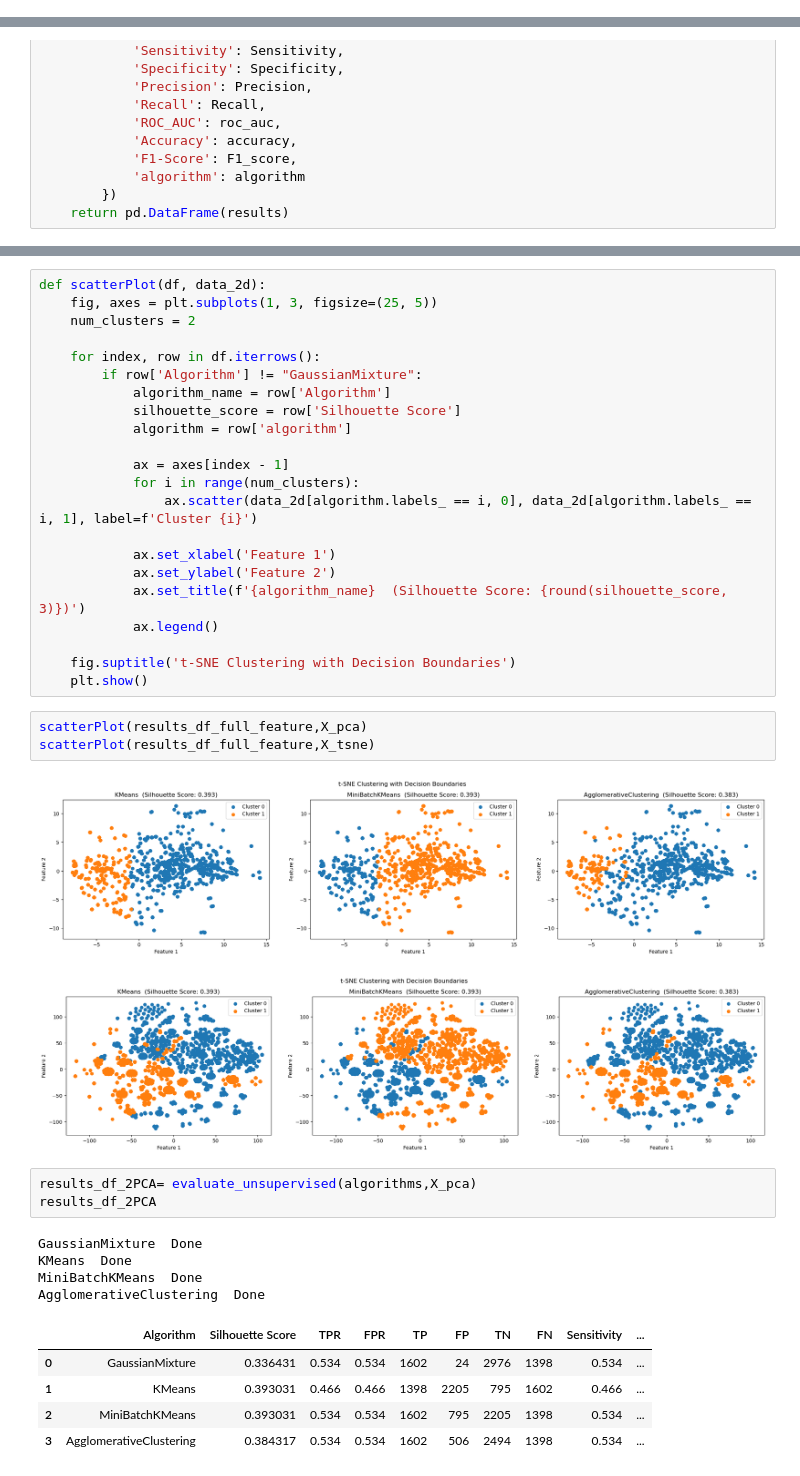
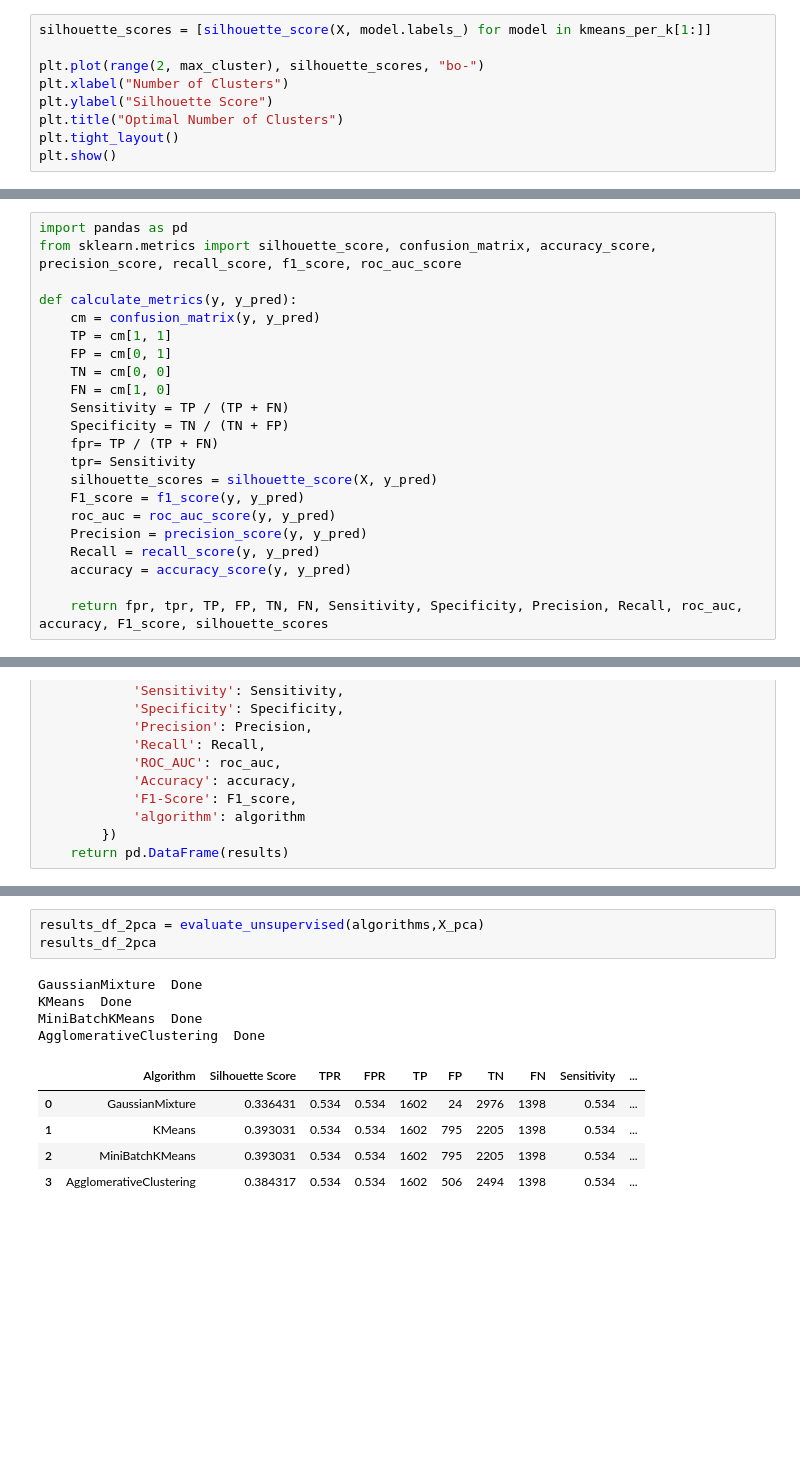
Before and after one commit to farheenfab/DMML-GroupProject, a Jupyter notebook: Lab/Lab 7/dataset_explore_lab_7_group_6_final.ipynb, the cells around one changed output, grey strips where cells are left out. Cells and saved outputs as stored; diff of their text form; blank space fills up the shorter version.

```diff
--- a/Lab/Lab 7/dataset_explore_lab_7_group_6_final.ipynb
+++ b/Lab/Lab 7/dataset_explore_lab_7_group_6_final.ipynb
@@ -592,0 +658,9 @@ Highest silhouette score is at 2 clusters, this makes sense since there are 2 cl
+# %%
+silhouette_scores = [silhouette_score(X, model.labels_) for model in kmeans_per_k[1:]]
+
+plt.plot(range(2, max_cluster), silhouette_scores, "bo-")
+plt.xlabel("Number of Clusters")
+plt.ylabel("Silhouette Score")
+plt.title("Optimal Number of Clusters")
+plt.tight_layout()
+plt.show()
@@ -606,0 +748,22 @@ algorithms = [
+# %%
+import pandas as pd
+from sklearn.metrics import silhouette_score, confusion_matrix, accuracy_score, precision_score, recall_score, f1_score, roc_auc_score
+
+def calculate_metrics(y, y_pred):
+    cm = confusion_matrix(y, y_pred)
+    TP = cm[1, 1]
+    FP = cm[0, 1]
+    TN = cm[0, 0]
+    FN = cm[1, 0]
+    Sensitivity = TP / (TP + FN)
+    Specificity = TN / (TN + FP)
+    fpr= TP / (TP + FN)
+    tpr= Sensitivity
+    silhouette_scores = silhouette_score(X, y_pred)
+    F1_score = f1_score(y, y_pred)
+    roc_auc = roc_auc_score(y, y_pred)
+    Precision = precision_score(y, y_pred)
+    Recall = recall_score(y, y_pred)
+    accuracy = accuracy_score(y, y_pred)
+
+    return fpr, tpr, TP, FP, TN, FN, Sensitivity, Specificity, Precision, Recall, roc_auc, accuracy, F1_score, silhouette_scores
@@ -697,41 +887,13 @@ https://github.com/scikit-learn/scikit-learn/blob/main/examples/mixture/plot_gmm
-# %%
-def scatterPlot(df, data_2d):
-    fig, axes = plt.subplots(1, 3, figsize=(25, 5))
-    num_clusters = 2
-
-    for index, row in df.iterrows():
-        if row['Algorithm'] != "GaussianMixture":
-            algorithm_name = row['Algorithm']
-            silhouette_score = row['Silhouette Score']
-            algorithm = row['algorithm']
-
-            ax = axes[index - 1]
-            for i in range(num_clusters):
-                ax.scatter(data_2d[algorithm.labels_ == i, 0], data_2d[algorithm.labels_ == i, 1], label=f'Cluster {i}')
-
-            ax.set_xlabel('Feature 1')
-            ax.set_ylabel('Feature 2')
-            ax.set_title(f'{algorithm_name}  (Silhouette Score: {round(silhouette_score, 3)})')
-            ax.legend()
-
-    fig.suptitle('t-SNE Clustering with Decision Boundaries')
-    plt.show()
-# %%
-scatterPlot(results_df_full_feature,X_pca)
-scatterPlot(results_df_full_feature,X_tsne)
-# %% [output]
-[figure, removed]
-[figure, removed]
 # %%
-results_df_2PCA= evaluate_unsupervised(algorithms,X_pca)
-results_df_2PCA
+results_df_2pca = evaluate_unsupervised(algorithms,X_pca)
+results_df_2pca
 # %% [output]
 GaussianMixture  Done
 KMeans  Done
 MiniBatchKMeans  Done
 AgglomerativeClustering  Done
 |  | Algorithm | Silhouette Score | TPR | FPR | TP | FP | TN | FN | Sensitivity | ... |
 | 0 | GaussianMixture | 0.336431 | 0.534 | 0.534 | 1602 | 24 | 2976 | 1398 | 0.534 | ... |
-| 1 | KMeans | 0.393031 | 0.466 | 0.466 | 1398 | 2205 | 795 | 1602 | 0.466 | ... |
+| 1 | KMeans | 0.393031 | 0.534 | 0.534 | 1602 | 795 | 2205 | 1398 | 0.534 | ... |
 | 2 | MiniBatchKMeans | 0.393031 | 0.534 | 0.534 | 1602 | 795 | 2205 | 1398 | 0.534 | ... |
 | 3 | AgglomerativeClustering | 0.384317 | 0.534 | 0.534 | 1602 | 506 | 2494 | 1398 | 0.534 | ... |
```
Also changed, not shown: parts of 58 cells of this notebook.
